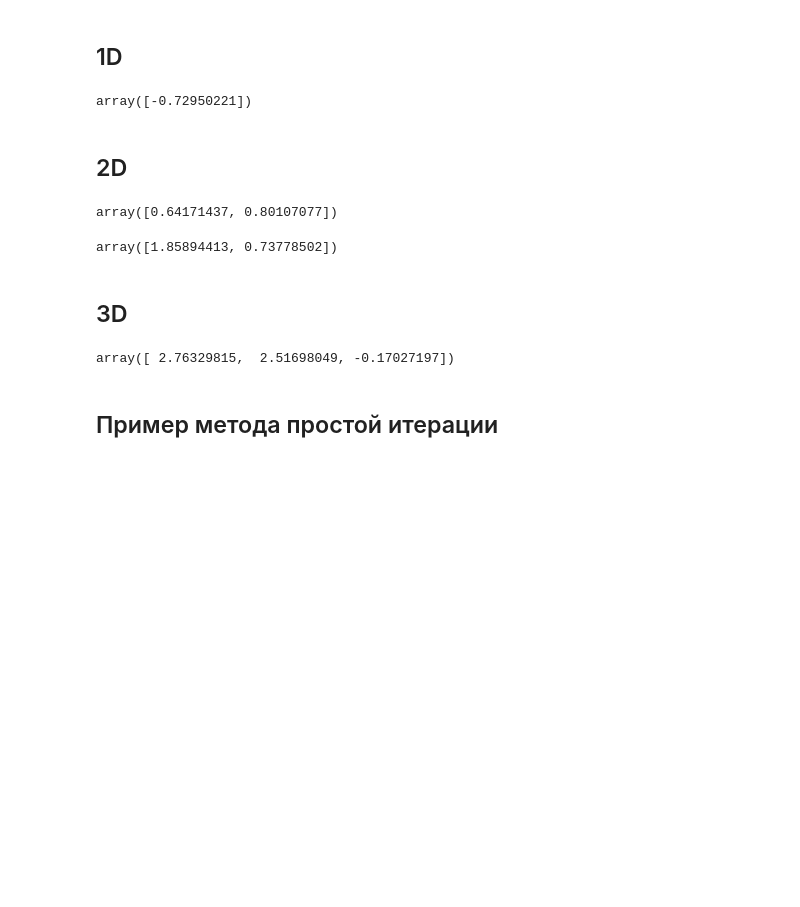
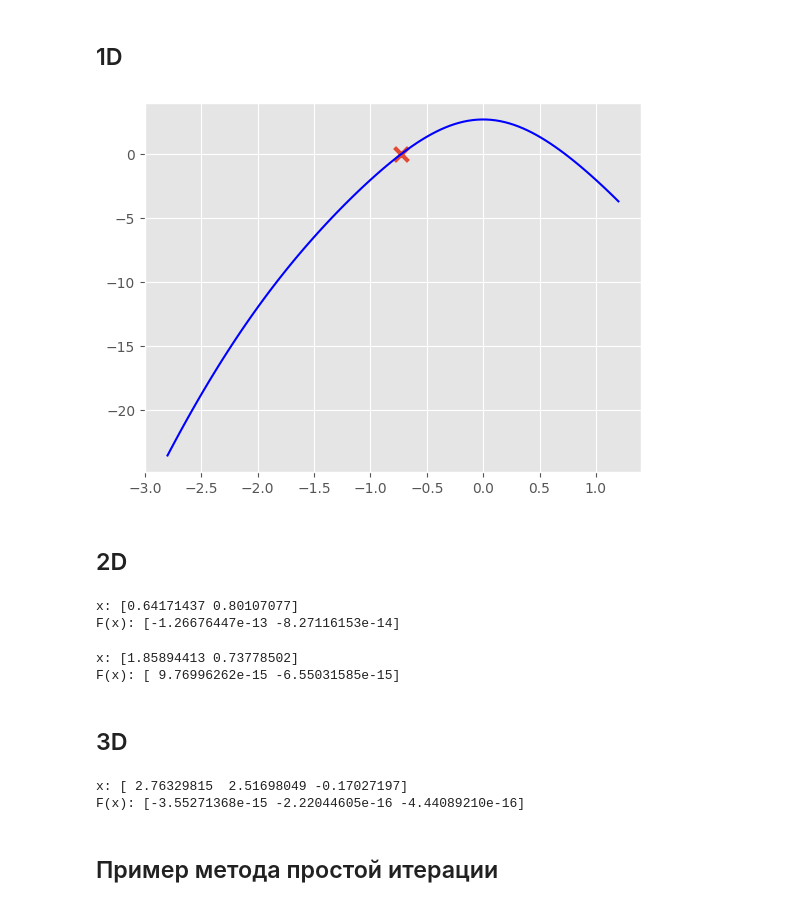
Before and after one commit to MarkovAlexandr314/VychMaty, a Jupyter notebook: hw1/solver_non_linear.ipynb, the cells around one changed output. Saved outputs shown, nothing was run; the diff lists cells and outputs as text; code cells hidden in the pictures; blank space fills up the shorter version.

Commit message:
Add graphics to non_linear methods

```diff
--- a/hw1/solver_non_linear.ipynb
+++ b/hw1/solver_non_linear.ipynb
@@ -58,7 +58,22 @@ class Solver_non_linear:
 
         return ans
 
-    def __calc_F(self, F, x_):
+    def calc_F(self, F, x_):
+        dim = len(F)
+        if(dim == 1):
+            F_num = sp.lambdify([x], F[0], 'numpy')
+            return np.array(F_num(x_[0]))
+        if(dim == 2):
+            F_num_1 = sp.lambdify([x, y], F[0], 'numpy')
+            F_num_2 = sp.lambdify([x, y], F[1], 'numpy')
+            return np.array([F_num_1(x_[0], x_[1]), F_num_2(x_[0], x_[1])])
+        if(dim == 3):
+            F_num_1 = sp.lambdify([x, y, z], F[0], 'numpy')
+            F_num_2 = sp.lambdify([x, y, z], F[1], 'numpy')
+            F_num_3 = sp.lambdify([x, y, z], F[2], 'numpy')
+            return np.array([F_num_1(x_[0], x_[1], x_[2]), F_num_2(x_[0], x_[1], x_[2]), F_num_3(x_[0], x_[1], x_[2])])
+
+    def calc_F(self, F, x_):
         dim = len(F)
         if(dim == 1):
             F_num = sp.lambdify([x], F[0], 'numpy')
@@ -84,7 +99,7 @@ class Solver_non_linear:
 
         x = x0.copy()
         for i in range(max_iter):
-            F_val = self.__calc_F(F, x)
+            F_val = self.calc_F(F, x)
             J_val = self.__calc_J(J, x)
 
             # Решаем линейную систему J * delta = -F
@@ -157,9 +172,15 @@ F = np.array([
 # Начальное приближение
 x0 = np.array([-0.8])
 
-sl.NEWTON(F, x0)
+x_answer = sl.NEWTON(F, x0)
-# %% [output]
-array([-0.72950221])
+# %%
+x_arr = np.linspace(x0-2, x0+2, 100)
+y_1D = sp.lambdify([x], F[0], 'numpy')
+
+plt.scatter(x_answer, y_1D(x_answer), marker='x', s=100, linewidths=3)
+plt.plot(x_arr, y_1D(x_arr), c='b');
+# %% [output]
+[figure, added]
 # %% [markdown]
 ## 2D
 # %%
@@ -172,9 +193,11 @@ F = np.array([
 # Начальное приближение
 x0 = np.array([0.5, 0.5])
 
-sl.NEWTON(F, x0)
+x_ans = sl.NEWTON(F, x0)
+print(f"x: {x_ans}\nF(x): {sl.calc_F(F, x_ans)}")
 # %% [output]
-array([0.64171437, 0.80107077])
+x: [0.64171437 0.80107077]
+F(x): [-1.26676447e-13 -8.27116153e-14]
 # %%
 # 2-D
 F = np.array([
@@ -185,9 +208,11 @@ F = np.array([
 # Начальное приближение
 x0 = np.array([1.0, 1.0])
 
-sl.NEWTON(F, x0)
+x_ans = sl.NEWTON(F, x0)
+print(f"x: {x_ans}\nF(x): {sl.calc_F(F, x_ans)}")
 # %% [output]
-array([1.85894413, 0.73778502])
+x: [1.85894413 0.73778502]
+F(x): [ 9.76996262e-15 -6.55031585e-15]
 # %% [markdown]
 ## 3D
 # %%
@@ -200,9 +225,11 @@ F = np.array([
 # Начальное приближение
 x0 = np.array([1.0, 2.0, 3.0])
 
-sl.NEWTON(F, x0)
+x_ans = sl.NEWTON(F, x0)
+print(f"x: {x_ans}\nF(x): {sl.calc_F(F, x_ans)}")
 # %% [output]
-array([ 2.76329815,  2.51698049, -0.17027197])
+x: [ 2.76329815  2.51698049 -0.17027197]
+F(x): [-3.55271368e-15 -2.22044605e-16 -4.44089210e-16]
 # %% [markdown]
 ## Пример метода простой итерации
 # %%
```
Also changed, not shown: parts of 1 cell of this notebook.
